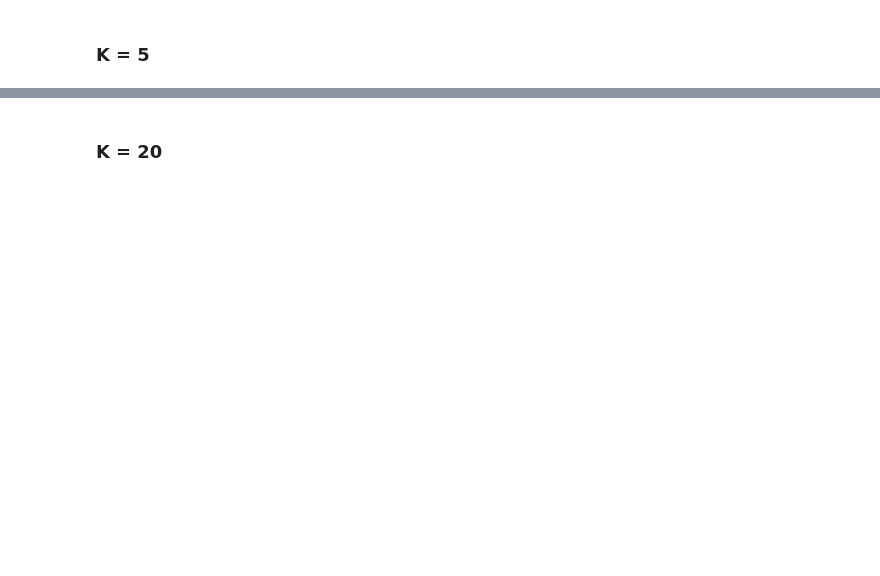
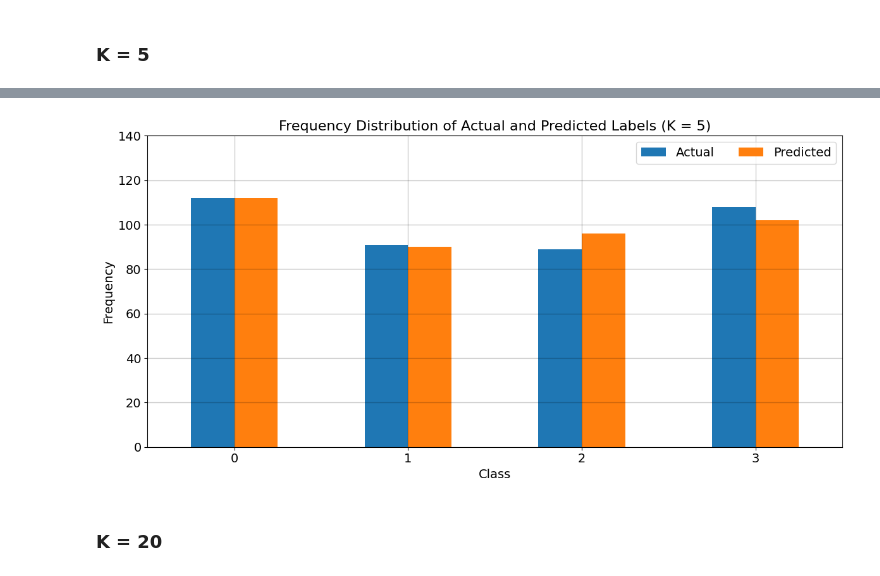
Before and after one commit to Mouleshwar3238/Mobile_Price_Classification, a Jupyter notebook: KNN_MPC.ipynb, the cells around one changed output, grey strips where cells are left out. Saved outputs shown, nothing was run; the diff lists cells and outputs as text; code cells hidden in the pictures; blank space fills up the shorter version.

```diff
--- a/KNN_MPC.ipynb
+++ b/KNN_MPC.ipynb
@@ -159,4 +215,32 @@ Accuracy Rate (Without Normalization): 92.0 %
 [figure]
+# %%
+# Plotting the bar graph for frequency distribution of actual and predicted labels
+actual_labels, actual_counts = np.unique(two_test, return_counts=True)
+predicted_labels, predicted_counts = np.unique(prediction, return_counts=True)
+
+labels = np.unique(two_test)
+
+x = np.arange(len(labels))
+width = 0.25
+
+fig, ax = plt.subplots(figsize=(12, 6))
+rects1 = ax.bar(x - width/2, actual_counts, width, label='Actual')
+rects2 = ax.bar(x + width/2, predicted_counts, width, label='Predicted')
+
+ax.set_xlabel('Class', color='black', fontsize=14)
+ax.set_ylabel('Frequency', color='black', fontsize=14)
+ax.set_title('Frequency Distribution of Actual and Predicted Labels (K = 5)', fontsize=16)
+ax.set_xticks(x)
+ax.tick_params(axis='both', which='major', labelsize=14)
+ax.legend(fontsize=14, ncol=2, loc="upper right")
+plt.grid(True, linewidth=1, color='black', alpha=0.2)
+
+ax.set_xlim([-0.5, len(labels) - 0.5])
+plt.ylim((0,140))
+fig.tight_layout()
+plt.show()
+# %% [output]
+[figure, added]
 # %% [markdown]
 ### K = 20
 # %%
```
Also changed, not shown: parts of 19 cells of this notebook.
